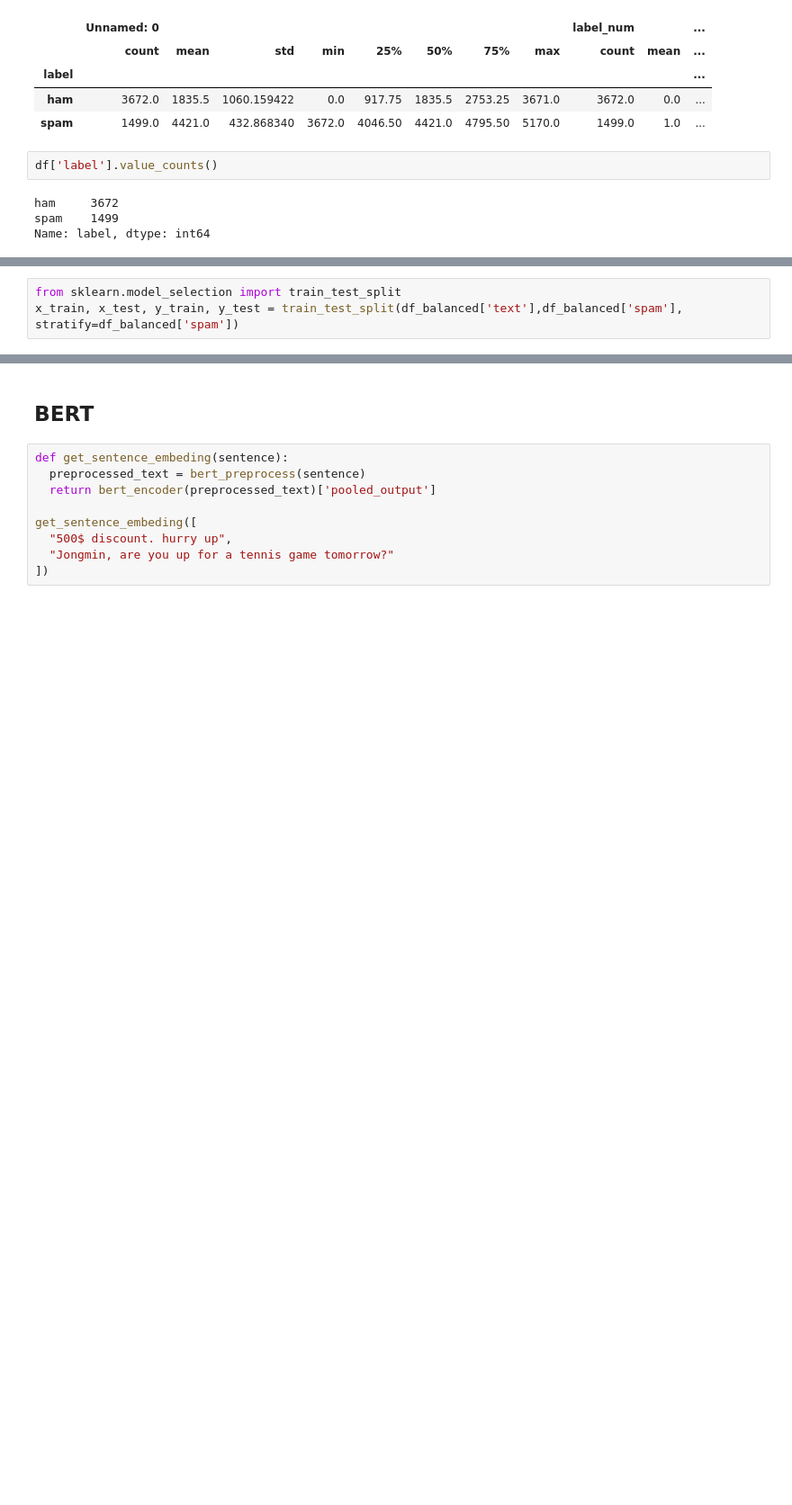
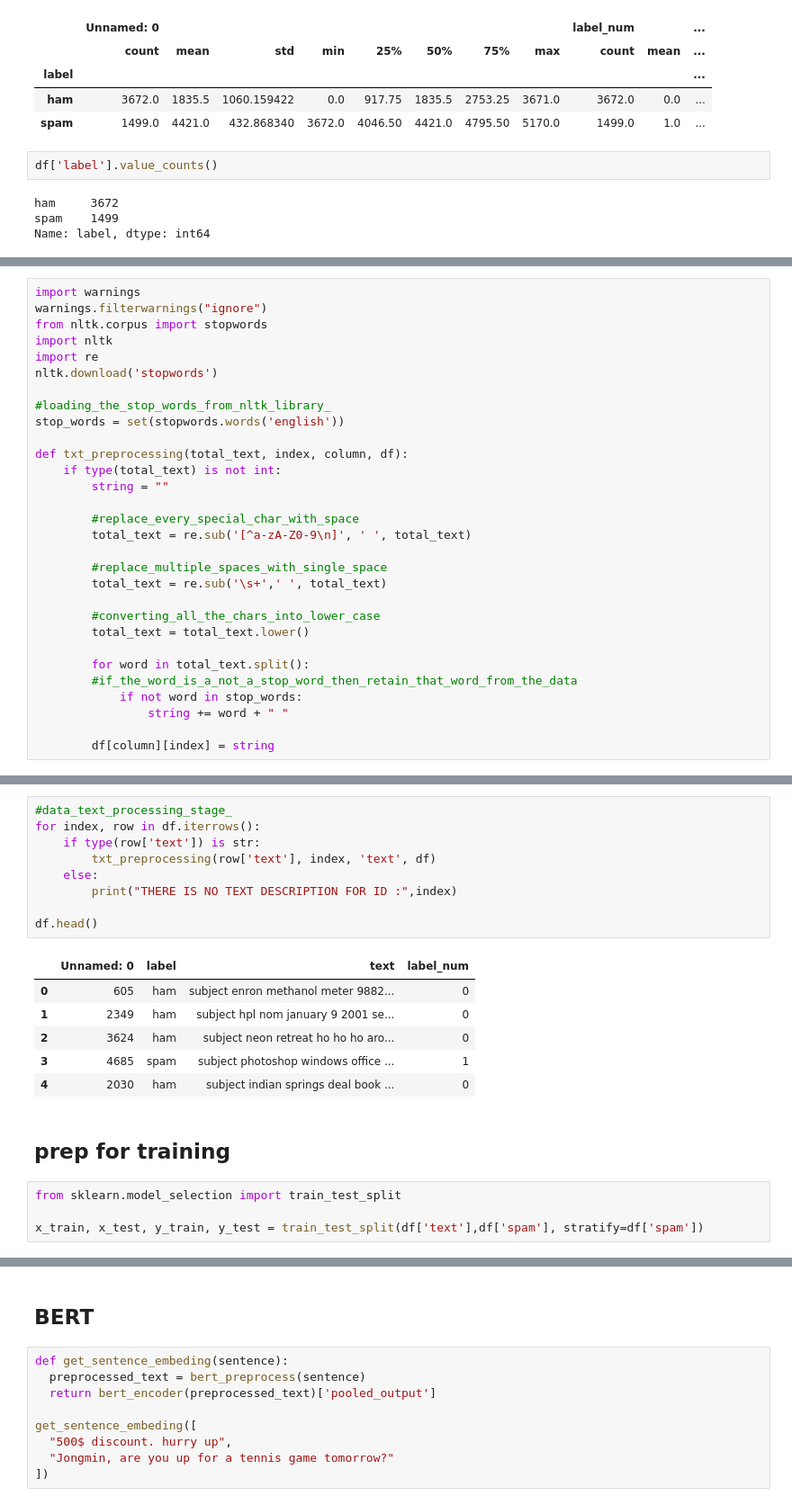
Before and after one commit to jmbaek/NLP_applications, a Jupyter notebook: PretrainingBERT_PythonCodeTutorial.ipynb, the cells around one changed output, grey strips where cells are left out. Shown: that part at 90% size. Saved outputs shown, nothing was run; the diff lists cells and outputs as text; blank space fills up the shorter version.

```diff
--- a/PretrainingBERT_PythonCodeTutorial.ipynb
+++ b/PretrainingBERT_PythonCodeTutorial.ipynb
@@ -179,0 +148,30 @@ df_balanced.sample(5)
+# %%
+import warnings
+warnings.filterwarnings("ignore")
+from nltk.corpus import stopwords
+import nltk
+import re
+nltk.download('stopwords')
+
+#loading_the_stop_words_from_nltk_library_
+stop_words = set(stopwords.words('english'))
+
+def txt_preprocessing(total_text, index, column, df):
+    if type(total_text) is not int:
+        string = ""
+
+        #replace_every_special_char_with_space
+        total_text = re.sub('[^a-zA-Z0-9\n]', ' ', total_text)
+
+        #replace_multiple_spaces_with_single_space
+        total_text = re.sub('\s+',' ', total_text)
+
+        #converting_all_the_chars_into_lower_case
+        total_text = total_text.lower()
+
+        for word in total_text.split():
+        #if_the_word_is_a_not_a_stop_word_then_retain_that_word_from_the_data
+            if not word in stop_words:
+                string += word + " "
+
+        df[column][index] = string
@@ -180,6 +181,25 @@ df_balanced.sample(5)
+# %%
+#data_text_processing_stage_
+for index, row in df.iterrows():
+    if type(row['text']) is str:
+        txt_preprocessing(row['text'], index, 'text', df)
+    else:
+        print("THERE IS NO TEXT DESCRIPTION FOR ID :",index)
+
+df.head()
+# %% [output]
+|  | Unnamed: 0 | label | text | label_num |
+| 0 | 605 | ham | subject enron methanol meter 9882... | 0 |
+| 1 | 2349 | ham | subject hpl nom january 9 2001 se... | 0 |
+| 2 | 3624 | ham | subject neon retreat ho ho ho aro... | 0 |
+| 3 | 4685 | spam | subject photoshop windows office ... | 1 |
+| 4 | 2030 | ham | subject indian springs deal book ... | 0 |
+# %% [markdown]
+## prep for training
 # %%
 from sklearn.model_selection import train_test_split
-x_train, x_test, y_train, y_test = train_test_split(df_balanced['text'],df_balanced['spam'], stratify=df_balanced['spam'])
+
+x_train, x_test, y_train, y_test = train_test_split(df['text'],df['spam'], stratify=df['spam'])
 # %%
 x_train.head()
 # %% [output]
```
Also changed, not shown: parts of 15 cells of this notebook.
